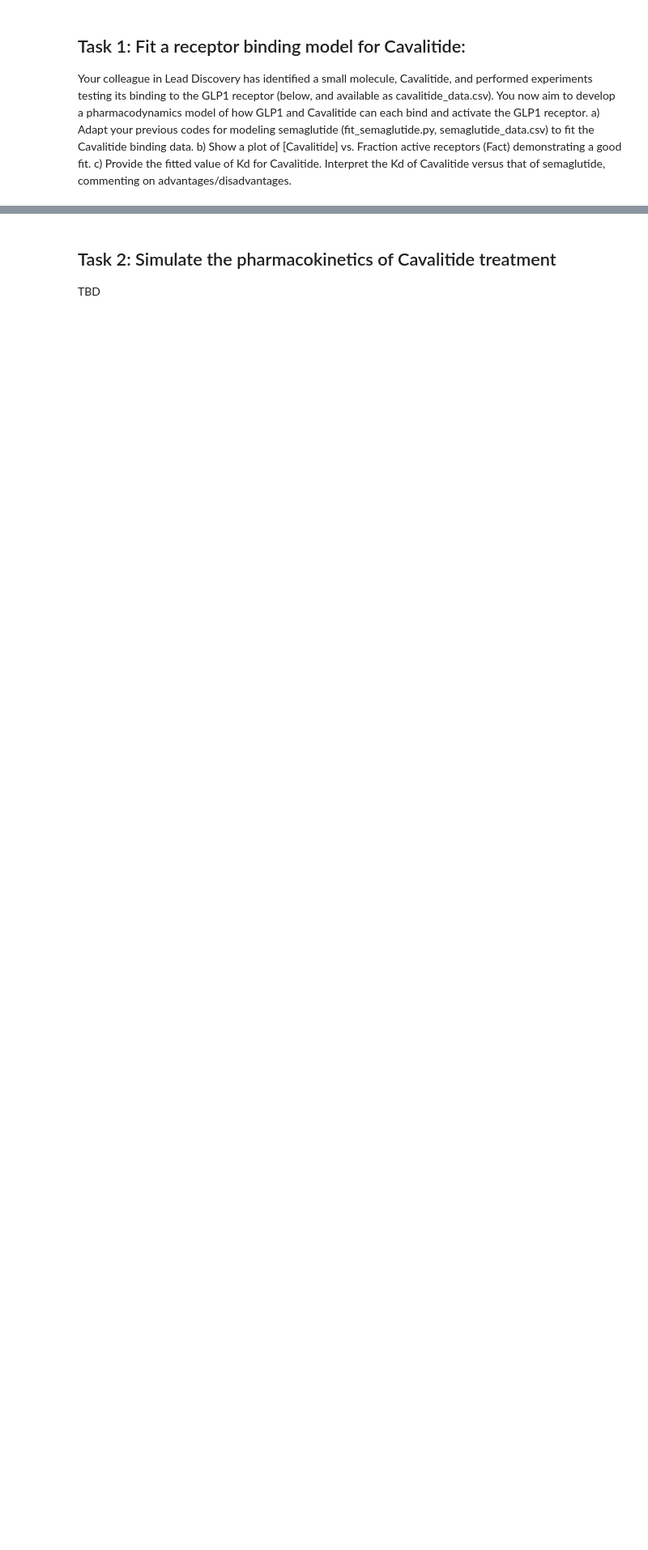
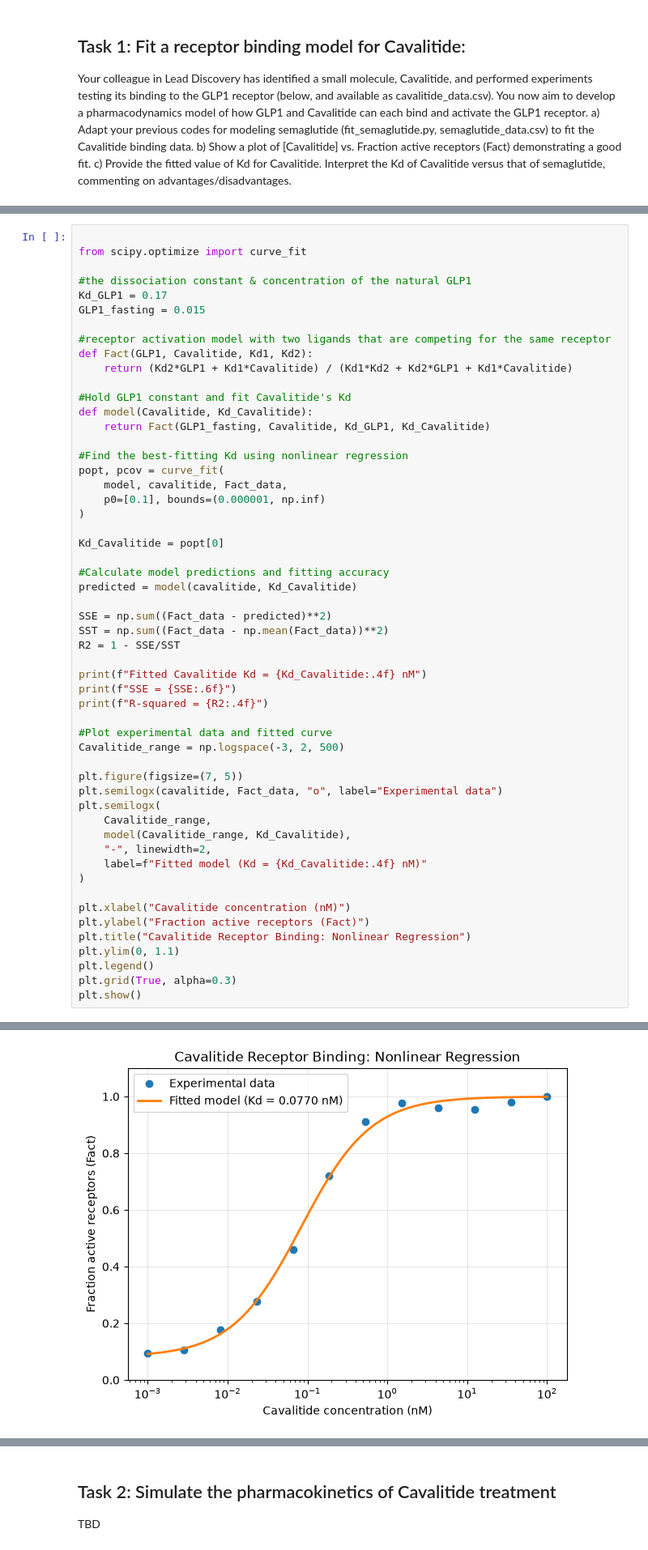
Before and after one commit to aloniabghirmay/BME2315_Module3, a Jupyter notebook: Module3_Project_Aloniab_Mona.ipynb, the cells around one changed output, grey strips where cells are left out. Shown at 81% size. Drawn from its saved outputs; the diff is of its cells as text; blank space fills up the shorter version.

```diff
--- a/Module3_Project_Aloniab_Mona.ipynb
+++ b/Module3_Project_Aloniab_Mona.ipynb
@@ -26,0 +50,55 @@ c)	Provide the fitted value of Kd for Cavalitide. Interpret the Kd of Cavalitide
+# %%
+
+from scipy.optimize import curve_fit
+
+#the dissociation constant & concentration of the natural GLP1
+Kd_GLP1 = 0.17
+GLP1_fasting = 0.015
+
+#receptor activation model with two ligands that are competing for the same receptor
+def Fact(GLP1, Cavalitide, Kd1, Kd2):
+    return (Kd2*GLP1 + Kd1*Cavalitide) / (Kd1*Kd2 + Kd2*GLP1 + Kd1*Cavalitide)
+
+#Hold GLP1 constant and fit Cavalitide's Kd
+def model(Cavalitide, Kd_Cavalitide):
+    return Fact(GLP1_fasting, Cavalitide, Kd_GLP1, Kd_Cavalitide)
+
+#Find the best-fitting Kd using nonlinear regression
+popt, pcov = curve_fit(
+    model, cavalitide, Fact_data,
+    p0=[0.1], bounds=(0.000001, np.inf)
+)
+
+Kd_Cavalitide = popt[0]
+
+#Calculate model predictions and fitting accuracy
+predicted = model(cavalitide, Kd_Cavalitide)
+
+SSE = np.sum((Fact_data - predicted)**2)
+SST = np.sum((Fact_data - np.mean(Fact_data))**2)
+R2 = 1 - SSE/SST
+
+print(f"Fitted Cavalitide Kd = {Kd_Cavalitide:.4f} nM")
+print(f"SSE = {SSE:.6f}")
+print(f"R-squared = {R2:.4f}")
+
+#Plot experimental data and fitted curve
+Cavalitide_range = np.logspace(-3, 2, 500)
+
+plt.figure(figsize=(7, 5))
+plt.semilogx(cavalitide, Fact_data, "o", label="Experimental data")
+plt.semilogx(
+    Cavalitide_range,
+    model(Cavalitide_range, Kd_Cavalitide),
+    "-", linewidth=2,
+    label=f"Fitted model (Kd = {Kd_Cavalitide:.4f} nM)"
+)
+
+plt.xlabel("Cavalitide concentration (nM)")
+plt.ylabel("Fraction active receptors (Fact)")
+plt.title("Cavalitide Receptor Binding: Nonlinear Regression")
+plt.ylim(0, 1.1)
+plt.legend()
+plt.grid(True, alpha=0.3)
+plt.show()
+# %% [output]
@@ -26,0 +108 @@ c)	Provide the fitted value of Kd for Cavalitide. Interpret the Kd of Cavalitide
+[figure, added]
```
Also changed, not shown: parts of 5 cells of this notebook, 4 other files.
